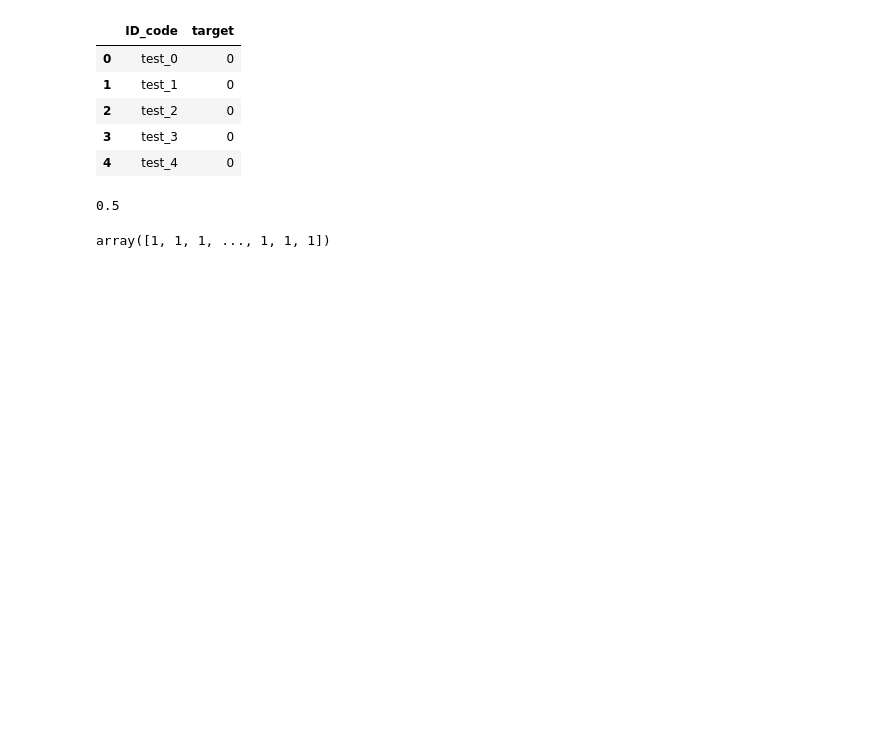
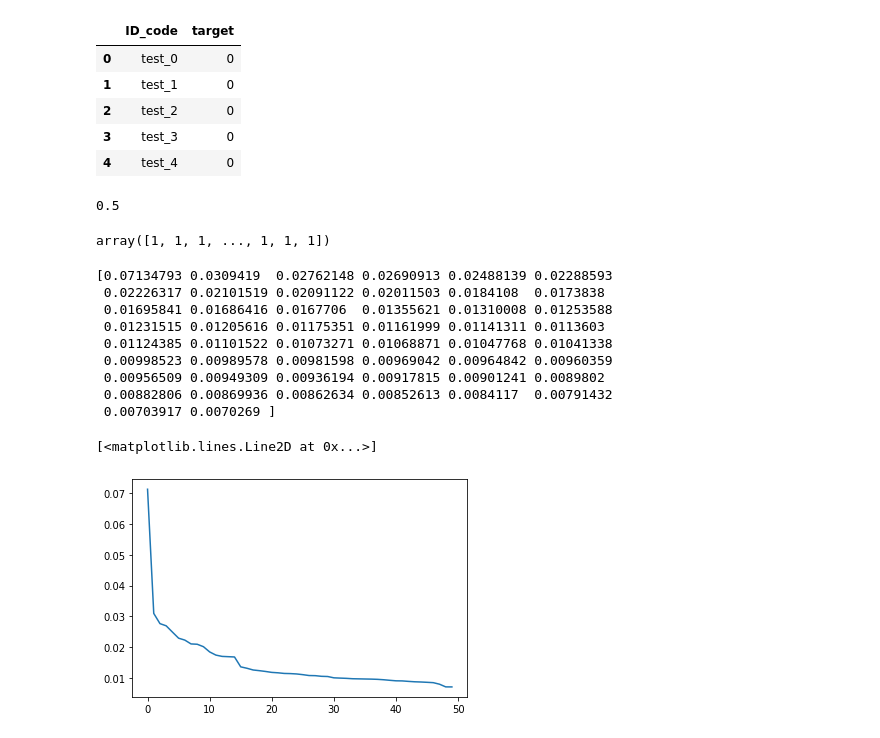
Before and after one commit to GrzegorzMika/KaggleSantander, a Jupyter notebook: XGBoost_funny_baseline.ipynb, the cells around one changed output. Saved outputs shown, nothing was run; the diff lists cells and outputs as text; code cells hidden in the pictures; blank space fills up the shorter version.

```diff
--- a/XGBoost_funny_baseline.ipynb
+++ b/XGBoost_funny_baseline.ipynb
@@ -81,8 +85,8 @@ pd.DataFrame(X_train).describe()
 8 rows × 200 columns
 # %%
 # for testing only
-freq = 10
-warnings.warn('Youu are working with data reduced {} times'.format(freq))
+freq = 1
+warnings.warn('You are working with data reduced {} times'.format(freq))
 X_train = X_train[::freq]
 X_val = X_val[::freq]
 y_train = y_train[::freq]
@@ -132,0 +141,19 @@ array([1, 1, 1, ..., 1, 1, 1])
+# %%
+pca = PCA(n_components=50, whiten=False, svd_solver='full')
+pca.fit(X_train)
+X_train = pca.transform(X_train)
+# %%
+print(pca.explained_variance_ratio_)
+plt.plot(pca.explained_variance_ratio_)
+# %% [output]
+[0.07134793 0.0309419  0.02762148 0.02690913 0.02488139 0.02288593
+ 0.02226317 0.02101519 0.02091122 0.02011503 0.0184108  0.0173838
+ 0.01695841 0.01686416 0.0167706  0.01355621 0.01310008 0.01253588
+ 0.01231515 0.01205616 0.01175351 0.01161999 0.01141311 0.0113603
+ 0.01124385 0.01101522 0.01073271 0.01068871 0.01047768 0.01041338
+ 0.00998523 0.00989578 0.00981598 0.00969042 0.00964842 0.00960359
+ 0.00956509 0.00949309 0.00936194 0.00917815 0.00901241 0.0089802
+ 0.00882806 0.00869936 0.00862634 0.00852613 0.0084117  0.00791432
+ 0.00703917 0.0070269 ]
+[<matplotlib.lines.Line2D at 0x...>]
+[figure, added]
```
Also changed, not shown: parts of 13 cells of this notebook, 3 other files.
